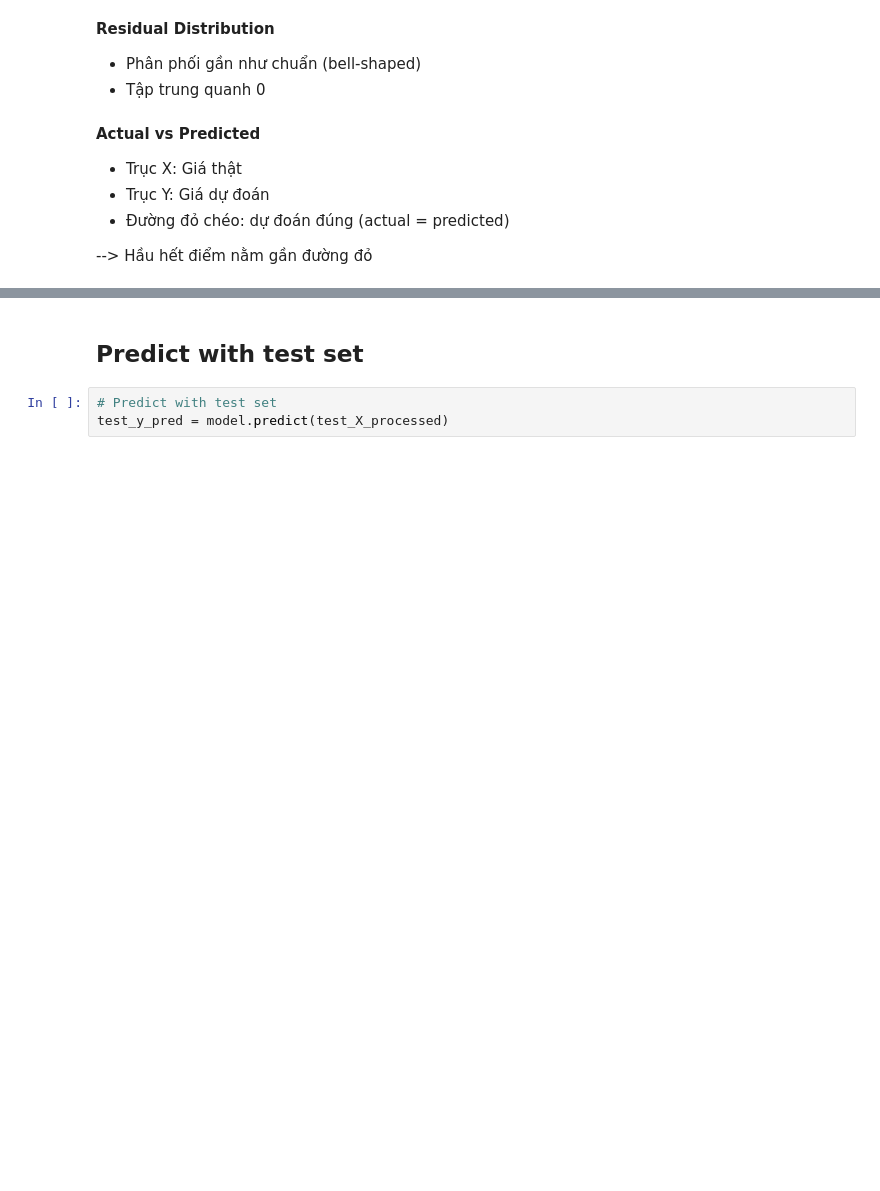
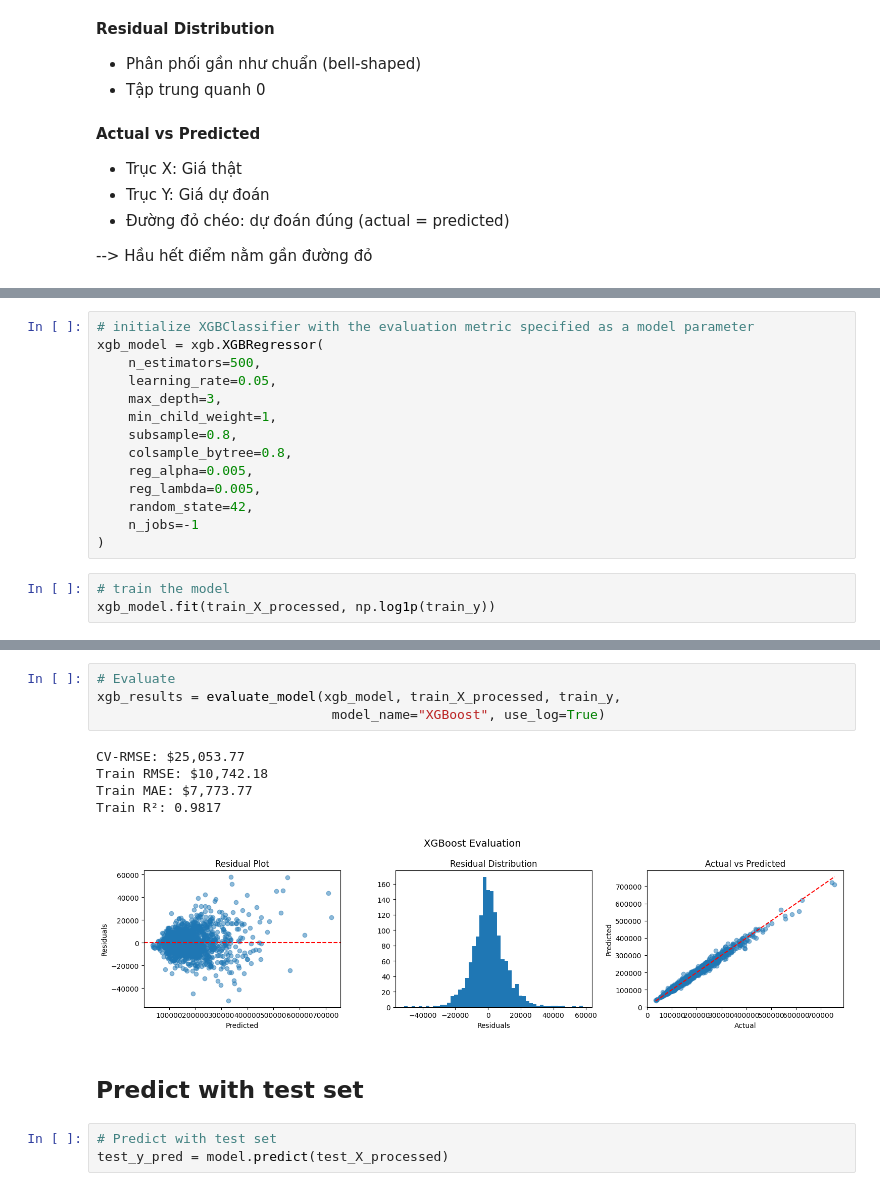
Before and after one commit to nh-adorie/adorie-data-projects, a Jupyter notebook: house-prices/notebook/02_modeling.ipynb, the cells around one changed output, grey strips where cells are left out. Drawn from its saved outputs; the diff is of its cells as text; blank space fills up the shorter version.

Commit message:
xgboost

```diff
--- a/house-prices/notebook/02_modeling.ipynb
+++ b/house-prices/notebook/02_modeling.ipynb
@@ -166,0 +318,17 @@ plt.show()
+# %%
+# initialize XGBClassifier with the evaluation metric specified as a model parameter
+xgb_model = xgb.XGBRegressor(
+    n_estimators=500,
+    learning_rate=0.05,
+    max_depth=3,
+    min_child_weight=1,
+    subsample=0.8,
+    colsample_bytree=0.8,
+    reg_alpha=0.005,
+    reg_lambda=0.005,
+    random_state=42,
+    n_jobs=-1
+)
+# %%
+# train the model
+xgb_model.fit(train_X_processed, np.log1p(train_y))
@@ -167,3 +420,13 @@ plt.show()
+# %%
+# Evaluate
+xgb_results = evaluate_model(xgb_model, train_X_processed, train_y,
+                              model_name="XGBoost", use_log=True)
+# %% [output]
+CV-RMSE: $25,053.77
+Train RMSE: $10,742.18
+Train MAE: $7,773.77
+Train R²: 0.9817
+[figure, added]
 # %% [markdown]
 ## Predict with test set
 # %%
```
Also changed, not shown: parts of 26 cells of this notebook.
